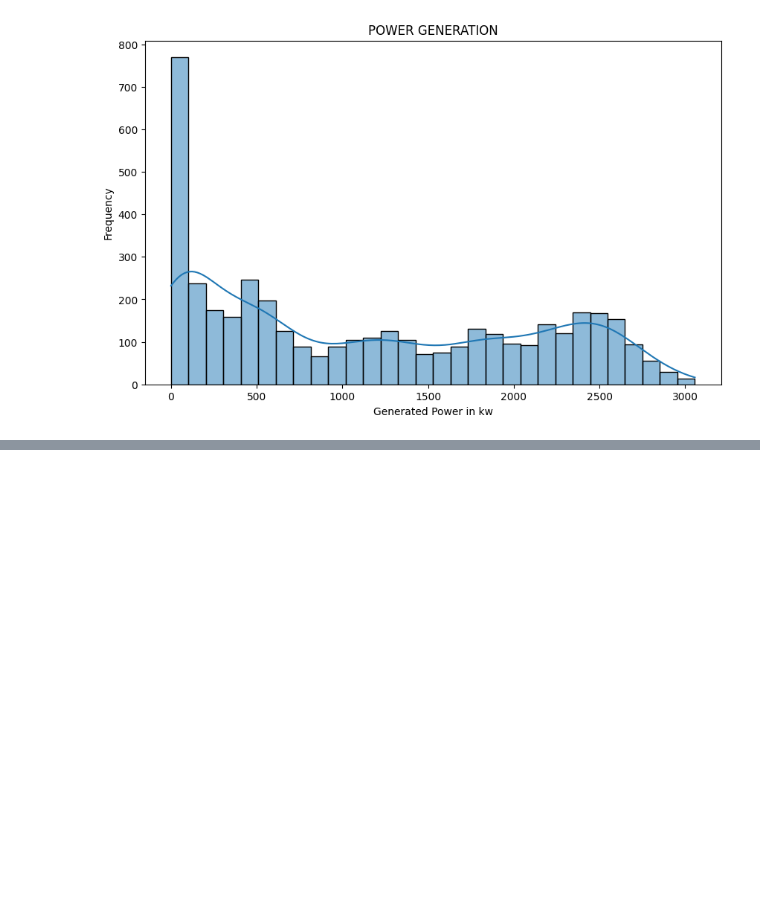
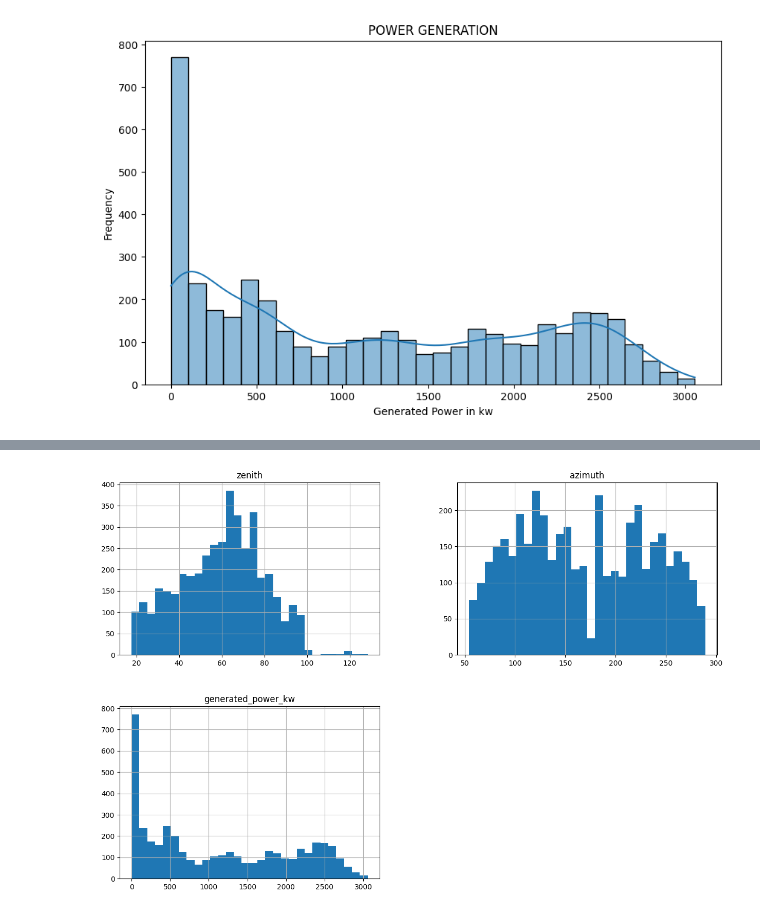
Before and after one commit to Krish1908/Solar-Week-1, a Jupyter notebook: Week_1.ipynb, the cells around one changed output, grey strips where cells are left out. Saved outputs shown, nothing was run; the diff lists cells and outputs as text; code cells hidden in the pictures; blank space fills up the shorter version.

```diff
--- a/Week_1.ipynb
+++ b/Week_1.ipynb
@@ -117,0 +128,5 @@ plt.show()
+# %%
+df[df.columns[18:]].hist(bins=30, figsize=(15,10))
+plt.show()
+# %% [output]
+[figure, added]
```
Also changed, not shown: parts of 7 cells of this notebook.
